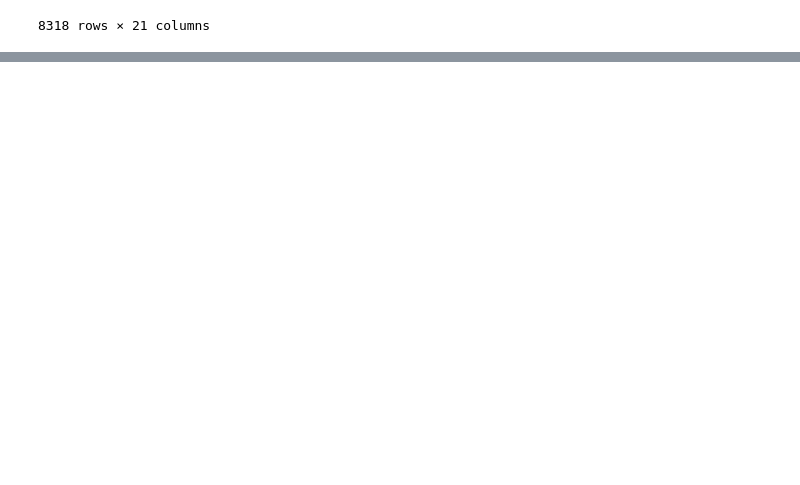
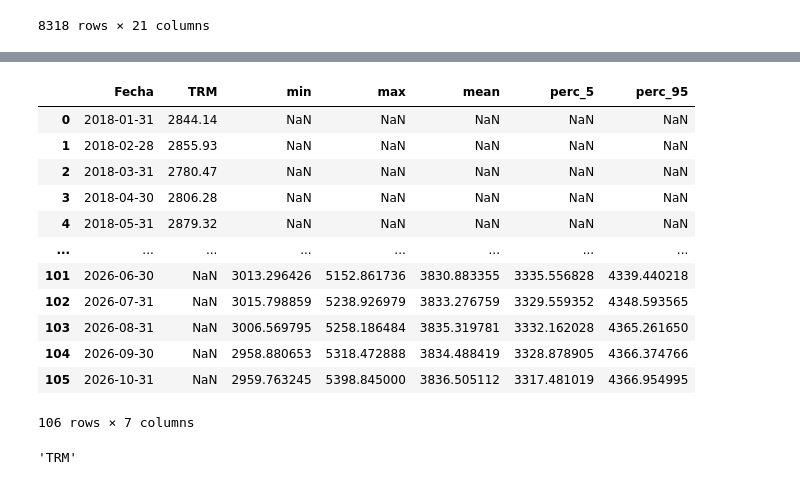
Before and after one commit to Alejandro-Duenas/rate_simulation_models, a Jupyter notebook: Stochastic Rates Modeling.ipynb, the cells around one changed output, grey strips where cells are left out. Cells and saved outputs as stored; diff of their text form; code cells hidden in the pictures; blank space fills up the shorter version.

```diff
--- a/Stochastic Rates Modeling.ipynb
+++ b/Stochastic Rates Modeling.ipynb
@@ -135,0 +216,20 @@ ts.strftime('%Y-%m')
+# %%
+temp
+# %% [output]
+|  | Fecha | TRM | min | max | mean | perc_5 | perc_95 |
+| 0 | 2018-01-31 | 2844.14 | NaN | NaN | NaN | NaN | NaN |
+| 1 | 2018-02-28 | 2855.93 | NaN | NaN | NaN | NaN | NaN |
+| 2 | 2018-03-31 | 2780.47 | NaN | NaN | NaN | NaN | NaN |
+| 3 | 2018-04-30 | 2806.28 | NaN | NaN | NaN | NaN | NaN |
+| 4 | 2018-05-31 | 2879.32 | NaN | NaN | NaN | NaN | NaN |
+| ... | ... | ... | ... | ... | ... | ... | ... |
+| 101 | 2026-06-30 | NaN | 3013.296426 | 5152.861736 | 3830.883355 | 3335.556828 | 4339.440218 |
+| 102 | 2026-07-31 | NaN | 3015.798859 | 5238.926979 | 3833.276759 | 3329.559352 | 4348.593565 |
+| 103 | 2026-08-31 | NaN | 3006.569795 | 5258.186484 | 3835.319781 | 3332.162028 | 4365.261650 |
+| 104 | 2026-09-30 | NaN | 2958.880653 | 5318.472888 | 3834.488419 | 3328.878905 | 4366.374766 |
+| 105 | 2026-10-31 | NaN | 2959.763245 | 5398.845000 | 3836.505112 | 3317.481019 | 4366.954995 |
+106 rows × 7 columns
+# %%
+trm.to_frame().columns.item()
+# %% [output]
+'TRM'
```
Also changed, not shown: parts of 21 cells of this notebook, 1 other file.
